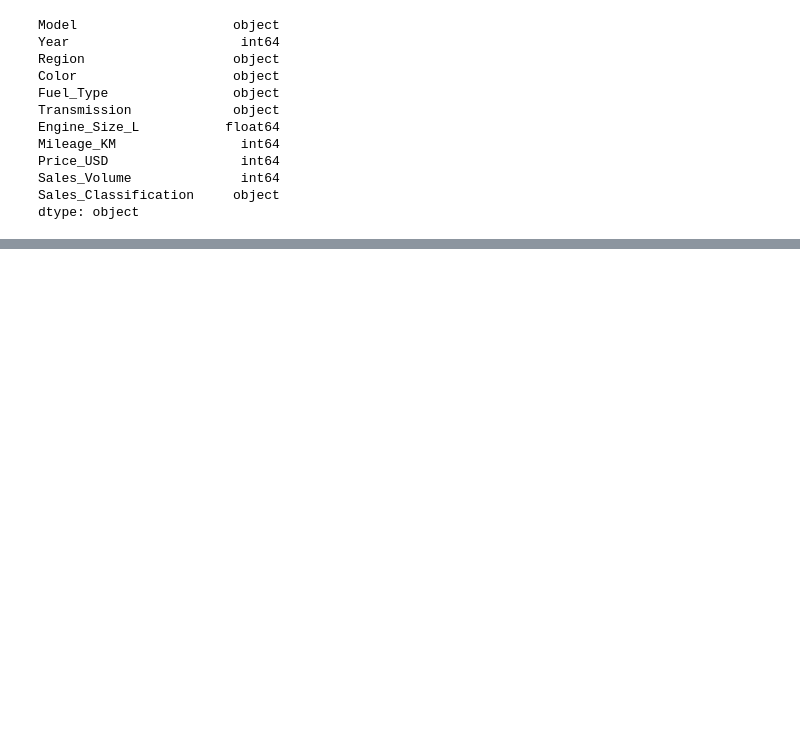
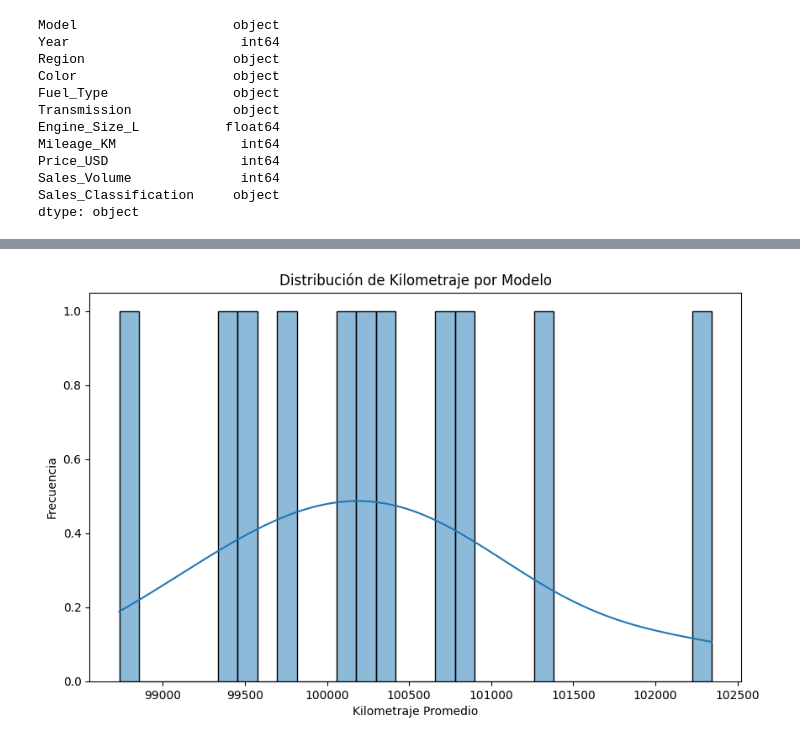
Before and after one commit to josuemarinab/bmw_analysis, a Jupyter notebook: modelo_bmw.ipynb, the cells around one changed output, grey strips where cells are left out. Saved outputs shown, nothing was run; the diff lists cells and outputs as text; code cells hidden in the pictures; blank space fills up the shorter version.

```diff
--- a/modelo_bmw.ipynb
+++ b/modelo_bmw.ipynb
@@ -82,0 +178,11 @@ dtype: object
+# %%
+# Agrupar y graficar por modelo y kilometraje
+Model_km = df_bmw.groupby('Model')['Mileage_KM'].mean().sort_values(ascending=True)
+plt.figure(figsize=(10,6))
+sns.histplot(Model_km, bins=30, kde=True)
+plt.title('Distribución de Kilometraje por Modelo')
+plt.xlabel('Kilometraje Promedio')
+plt.ylabel('Frecuencia')
+plt.show()
+# %% [output]
+[figure, added]
```
Also changed, not shown: parts of 25 cells of this notebook.
